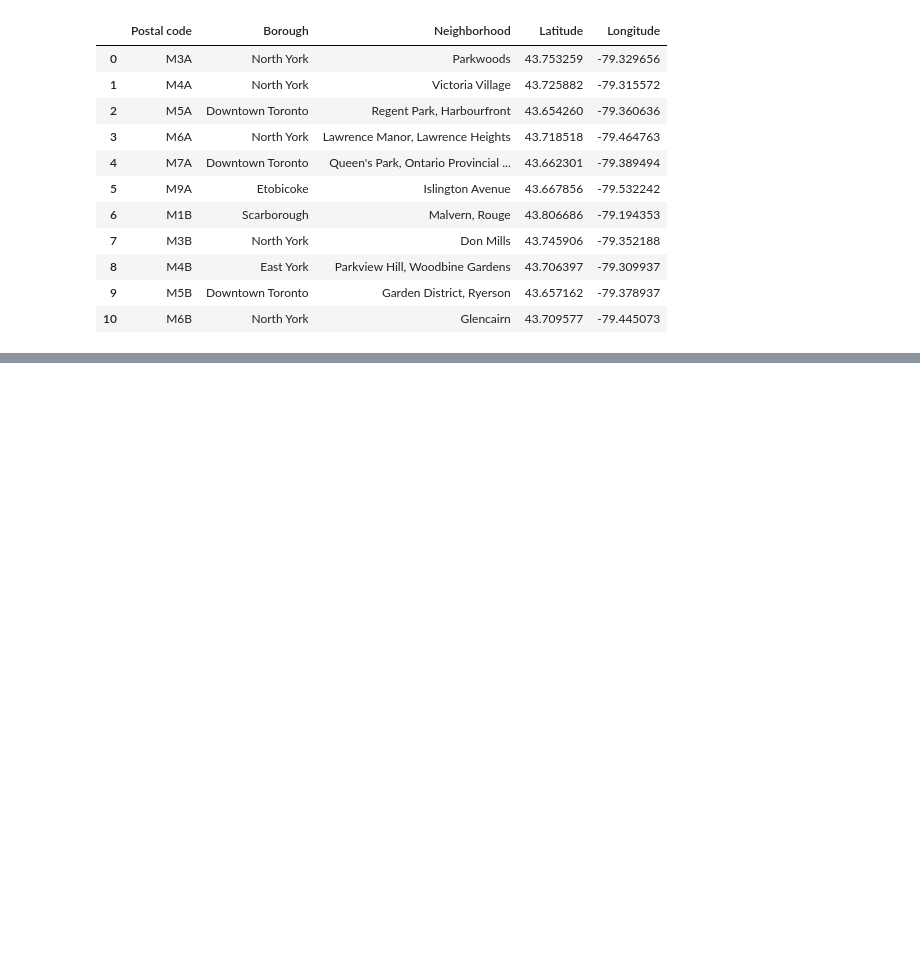
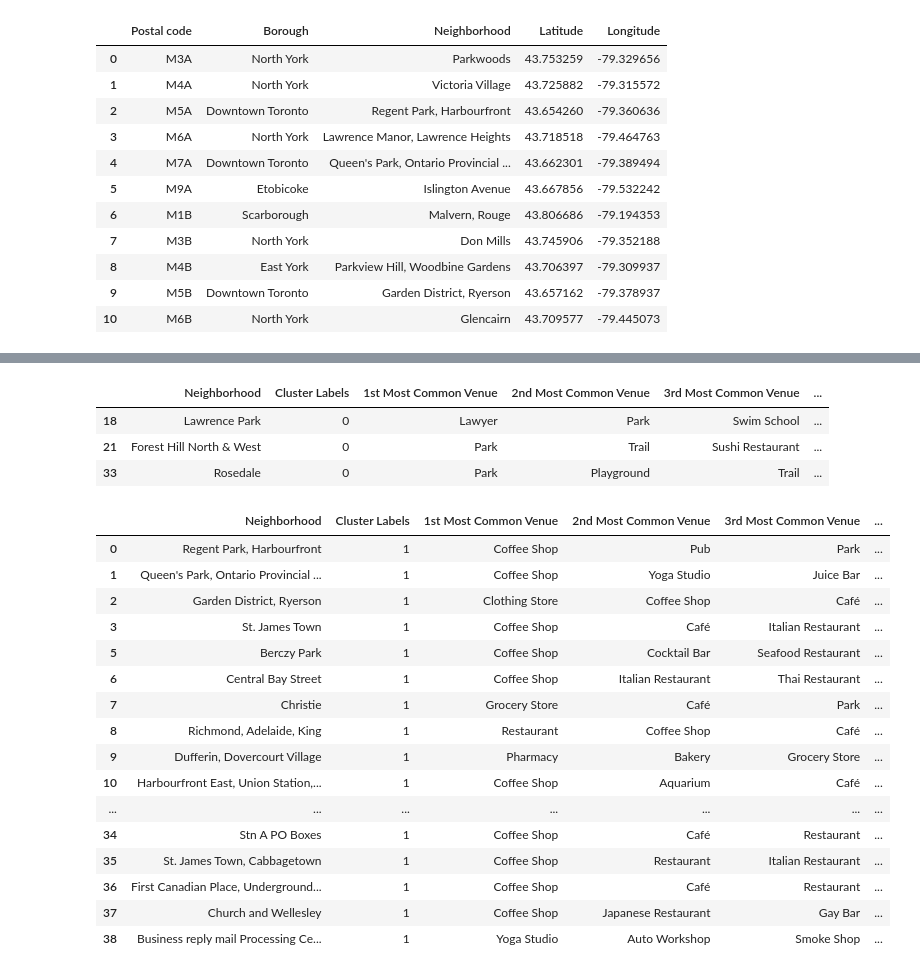
Before and after one commit to YKhadr85/Capstone-Project, a Jupyter notebook: Segmenting and Clustering Neighborhoods in Toronto.ipynb, the cells around one changed output, grey strips where cells are left out. Drawn from its saved outputs; the diff is of its cells as text; code cells hidden in the pictures; blank space fills up the shorter version.

Commit message:
Published from Watson Studio.

```diff
--- a/Segmenting and Clustering Neighborhoods in Toronto.ipynb
+++ b/Segmenting and Clustering Neighborhoods in Toronto.ipynb
@@ -104,0 +285,7 @@ map_toronto
+# %%
+#Function to sort venues in descending order
+def return_most_common_venues(row, num_top_venues):
+    row_categories = row.iloc[1:]
+    row_categories_sorted = row_categories.sort_values(ascending=False)
+
+    return row_categories_sorted.index.values[0:num_top_venues]
@@ -104,0 +323,11 @@ map_toronto
+# %%
+# set number of clusters
+kclusters = 5
+
+toronto_grouped_clustering = toronto_grouped.drop('Neighborhood', 1)
+
+# run k-means clustering
+kmeans = KMeans(n_clusters=kclusters, random_state=0).fit(toronto_grouped_clustering)
+
+# check cluster labels generated for each row in the dataframe
+kmeans.labels_[0:10]
@@ -104,0 +336,12 @@ map_toronto
+# %%
+#Create Dataframe with all data merged
+
+# add clustering labels
+neighborhoods_venues_sorted.insert(0, 'Cluster Labels', kmeans.labels_)
+
+toronto_merged = toronto_neighborhoods_df
+
+# merge toronto_grouped with toronto_data to add latitude/longitude for each neighborhood
+toronto_merged = toronto_merged.join(neighborhoods_venues_sorted.set_index('Neighborhood'), on='Neighborhood')
+
+toronto_merged.head() # check the last columns!
@@ -104,0 +382,29 @@ map_toronto
+# %%
+#Cluster 1 Analysis
+toronto_merged.loc[toronto_merged['Cluster Labels'] == 0, toronto_merged.columns[[2] + list(range(5, toronto_merged.shape[1]))]]
+# %% [output]
+|  | Neighborhood | Cluster Labels | 1st Most Common Venue | 2nd Most Common Venue | 3rd Most Common Venue | ... |
+| 18 | Lawrence Park | 0 | Lawyer | Park | Swim School | ... |
+| 21 | Forest Hill North & West | 0 | Park | Trail | Sushi Restaurant | ... |
+| 33 | Rosedale | 0 | Park | Playground | Trail | ... |
+# %%
+#Cluster 2 Analysis
+toronto_merged.loc[toronto_merged['Cluster Labels'] == 1, toronto_merged.columns[[2] + list(range(5, toronto_merged.shape[1]))]]
+# %% [output]
+|  | Neighborhood | Cluster Labels | 1st Most Common Venue | 2nd Most Common Venue | 3rd Most Common Venue | ... |
+| 0 | Regent Park, Harbourfront | 1 | Coffee Shop | Pub | Park | ... |
+| 1 | Queen's Park, Ontario Provincial ... | 1 | Coffee Shop | Yoga Studio | Juice Bar | ... |
+| 2 | Garden District, Ryerson | 1 | Clothing Store | Coffee Shop | Café | ... |
+| 3 | St. James Town | 1 | Coffee Shop | Café | Italian Restaurant | ... |
+| 5 | Berczy Park | 1 | Coffee Shop | Cocktail Bar | Seafood Restaurant | ... |
+| 6 | Central Bay Street | 1 | Coffee Shop | Italian Restaurant | Thai Restaurant | ... |
+| 7 | Christie | 1 | Grocery Store | Café | Park | ... |
+| 8 | Richmond, Adelaide, King | 1 | Restaurant | Coffee Shop | Café | ... |
+| 9 | Dufferin, Dovercourt Village | 1 | Pharmacy | Bakery | Grocery Store | ... |
+| 10 | Harbourfront East, Union Station,... | 1 | Coffee Shop | Aquarium | Café | ... |
+| ... | ... | ... | ... | ... | ... | ... |
+| 34 | Stn A PO Boxes | 1 | Coffee Shop | Café | Restaurant | ... |
+| 35 | St. James Town, Cabbagetown | 1 | Coffee Shop | Restaurant | Italian Restaurant | ... |
+| 36 | First Canadian Place, Underground... | 1 | Coffee Shop | Café | Restaurant | ... |
+| 37 | Church and Wellesley | 1 | Coffee Shop | Japanese Restaurant | Gay Bar | ... |
+| 38 | Business reply mail Processing Ce... | 1 | Yoga Studio | Auto Workshop | Smoke Shop | ... |
```
Also changed, not shown: parts of 18 cells of this notebook.
